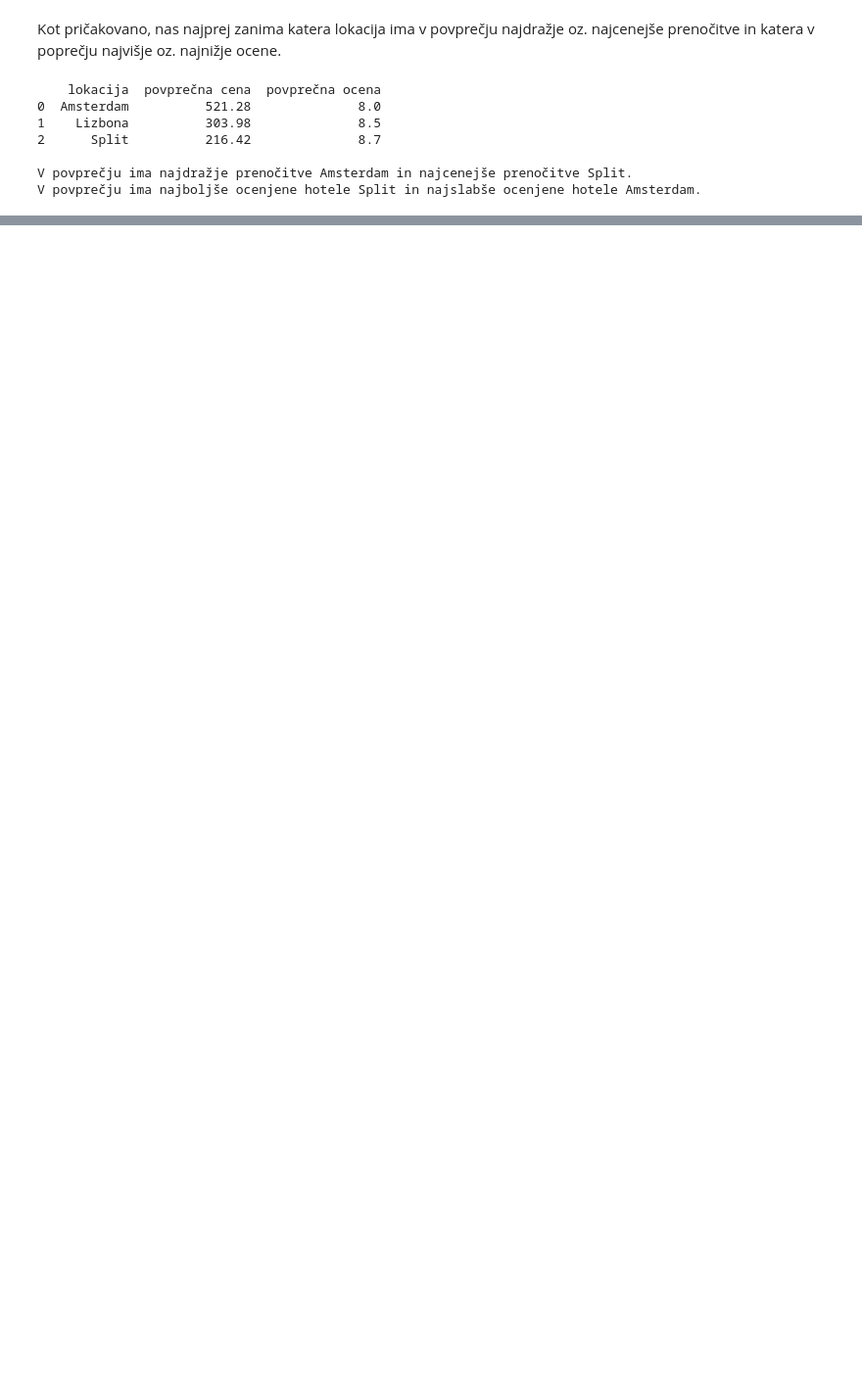
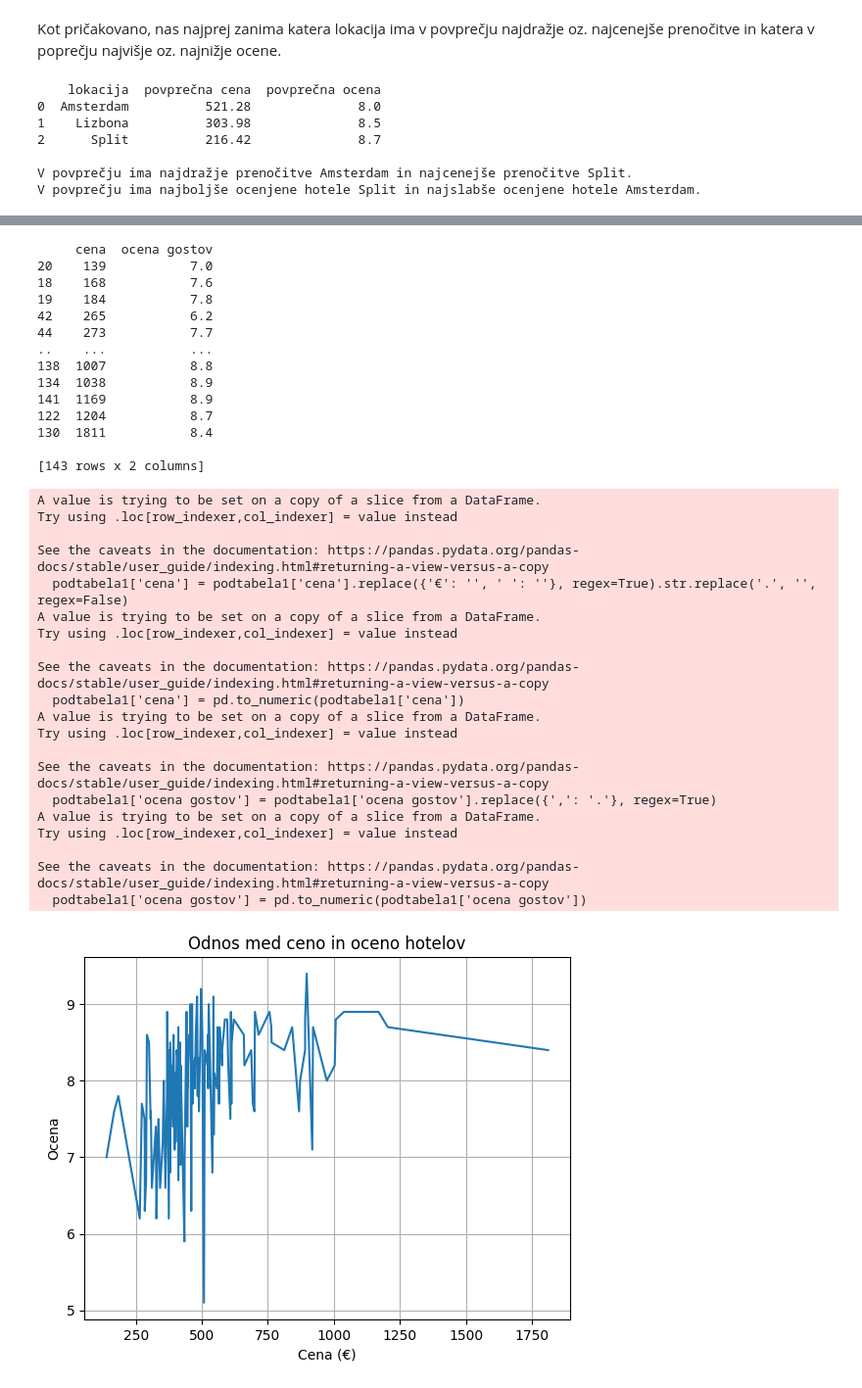
Before and after one commit to MiaCakarova/ProjektnaNaloga_AnalizaHotelovBooking, a Jupyter notebook: analiza_podatkov.ipynb, the cells around one changed output, grey strips where cells are left out. Shown at 98% size. Cells and saved outputs as stored; diff of their text form; code cells hidden in the pictures; blank space fills up the shorter version.

Commit message:
korelacija med cenami in ocenami

```diff
--- a/analiza_podatkov.ipynb
+++ b/analiza_podatkov.ipynb
@@ -116,0 +170,64 @@ V povprečju ima najboljše ocenjene hotele Split in najslabše ocenjene hotele
+# %%
+# Definirajmo funkcijo, ki nam bo izrisala graf.
+
+def graf_korelacije(tabela):
+    podtabela1 = tabela[['cena', 'ocena gostov']] # vzamemo samo tista stolpca, ki ju rabimo in ju uredimo
+
+    podtabela1['cena'] = podtabela1['cena'].replace({'€': '', ' ': ''}, regex=True).str.replace('.', '', regex=False)
+    podtabela1['cena'] = pd.to_numeric(podtabela1['cena'])
+    podtabela1['ocena gostov'] = podtabela1['ocena gostov'].replace({',': '.'}, regex=True)
+    podtabela1['ocena gostov'] = pd.to_numeric(podtabela1['ocena gostov'])
+
+    podtabela1 = podtabela1.sort_values('cena') # uredimo tabelo po naraščajočih cenah
+    print(podtabela1) # izpišemo jo za boljšo kontrolo
+
+    # Narišimo graf z uporabo plot.
+
+    mp.plot(podtabela1['cena'], podtabela1['ocena gostov']) # povemo kaj naj bo abcisa in kaj orinata
+
+    # Dodamo naslov in ime grafa in imena osi
+    mp.title('Odnos med ceno in oceno hotelov')
+    mp.xlabel('Cena (€)')
+    mp.ylabel('Ocena')
+
+    # Prikaz grafa
+    mp.grid(True)
+    mp.show()
+# %%
+graf_korelacije(amsterdam)
+# %% [output]
+     cena  ocena gostov
+20    139           7.0
+18    168           7.6
+19    184           7.8
+42    265           6.2
+44    273           7.7
+..    ...           ...
+138  1007           8.8
+134  1038           8.9
+141  1169           8.9
+122  1204           8.7
+130  1811           8.4
+
+[143 rows x 2 columns]
+A value is trying to be set on a copy of a slice from a DataFrame.
+Try using .loc[row_indexer,col_indexer] = value instead
+
+See the caveats in the documentation: https://pandas.pydata.org/pandas-docs/stable/user_guide/indexing.html#returning-a-view-versus-a-copy
+  podtabela1['cena'] = podtabela1['cena'].replace({'€': '', ' ': ''}, regex=True).str.replace('.', '', regex=False)
+A value is trying to be set on a copy of a slice from a DataFrame.
+Try using .loc[row_indexer,col_indexer] = value instead
+
+See the caveats in the documentation: https://pandas.pydata.org/pandas-docs/stable/user_guide/indexing.html#returning-a-view-versus-a-copy
+  podtabela1['cena'] = pd.to_numeric(podtabela1['cena'])
+A value is trying to be set on a copy of a slice from a DataFrame.
+Try using .loc[row_indexer,col_indexer] = value instead
+
+See the caveats in the documentation: https://pandas.pydata.org/pandas-docs/stable/user_guide/indexing.html#returning-a-view-versus-a-copy
+  podtabela1['ocena gostov'] = podtabela1['ocena gostov'].replace({',': '.'}, regex=True)
+A value is trying to be set on a copy of a slice from a DataFrame.
+Try using .loc[row_indexer,col_indexer] = value instead
+
+See the caveats in the documentation: https://pandas.pydata.org/pandas-docs/stable/user_guide/indexing.html#returning-a-view-versus-a-copy
+  podtabela1['ocena gostov'] = pd.to_numeric(podtabela1['ocena gostov'])
+[figure, added]
```
Also changed, not shown: parts of 11 cells of this notebook.
